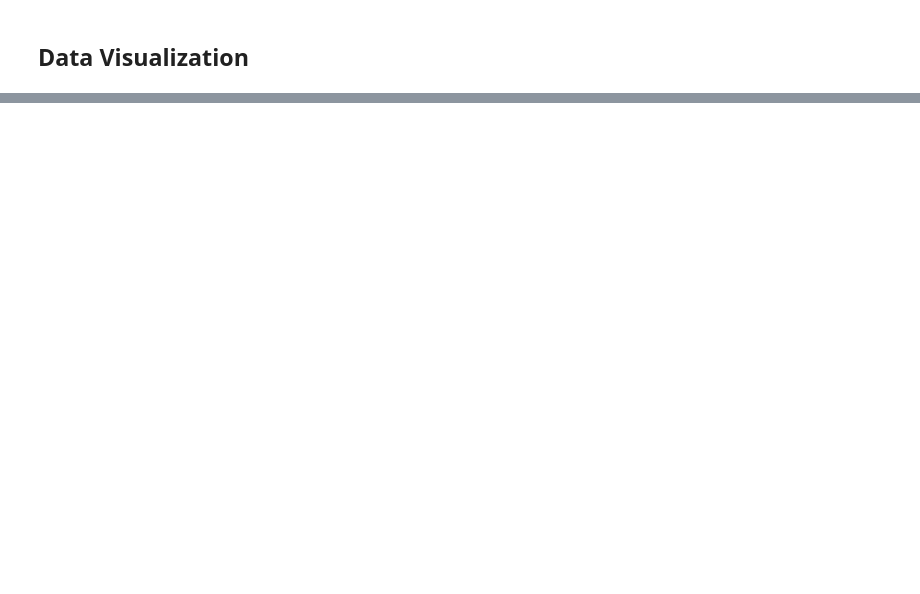
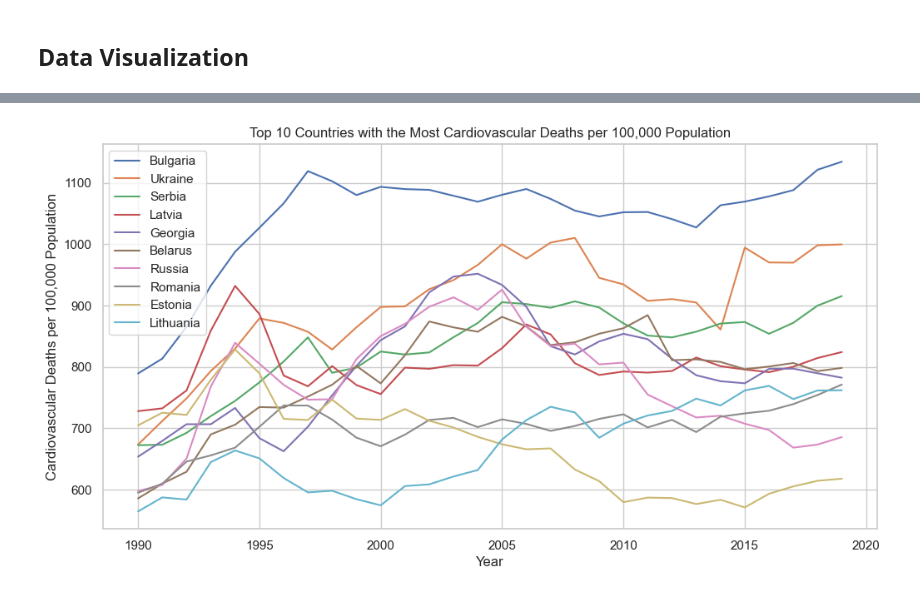
Before and after one commit to caroldvarela/ETL-1, a Jupyter notebook: notebooks/EDA/005_EDA_API.ipynb, the cells around one changed output, grey strips where cells are left out. Cells and saved outputs as stored; diff of their text form; code cells hidden in the pictures; blank space fills up the shorter version.

```diff
--- a/notebooks/EDA/005_EDA_API.ipynb
+++ b/notebooks/EDA/005_EDA_API.ipynb
@@ -274,2 +277,17 @@ ax = sns.heatmap(
 # %% [markdown]
 ## Data Visualization
+# %%
+top_countries = df.groupby('Country')['CardiovascularDeaths'].sum().nlargest(10).index
+top_df = df[df['Country'].isin(top_countries)]
+
+plt.figure(figsize=(12, 6))
+for country in top_countries:
+    country_data = top_df[top_df['Country'] == country]
+    plt.plot(country_data['Year'], country_data['CardiovascularDeaths'], label=country)
+
+plt.title('Top 10 Countries with the Most Cardiovascular Deaths')
+plt.xlabel('Year')
+plt.ylabel('Cardiovascular Deaths')
+plt.legend()
+plt.grid(True)
+plt.show()
@@ -275,0 +296,19 @@ ax = sns.heatmap(
+# %%
+df['DeathRate'] = (df['CardiovascularDeaths'] / df['population']) * 100000
+
+top_countries = df.groupby('Country')['DeathRate'].sum().nlargest(10).index
+top_df = df[df['Country'].isin(top_countries)]
+
+plt.figure(figsize=(12, 6))
+for country in top_countries:
+    country_data = top_df[top_df['Country'] == country]
+    plt.plot(country_data['Year'], country_data['DeathRate'], label=country)
+
+plt.title('Top 10 Countries with the Most Cardiovascular Deaths per 100,000 Population')
+plt.xlabel('Year')
+plt.ylabel('Cardiovascular Deaths per 100,000 Population')
+plt.legend()
+plt.grid(True)
+plt.show()
+# %% [output]
+[figure, added]
```
Also changed, not shown: parts of 8 cells of this notebook, 2 other files.
